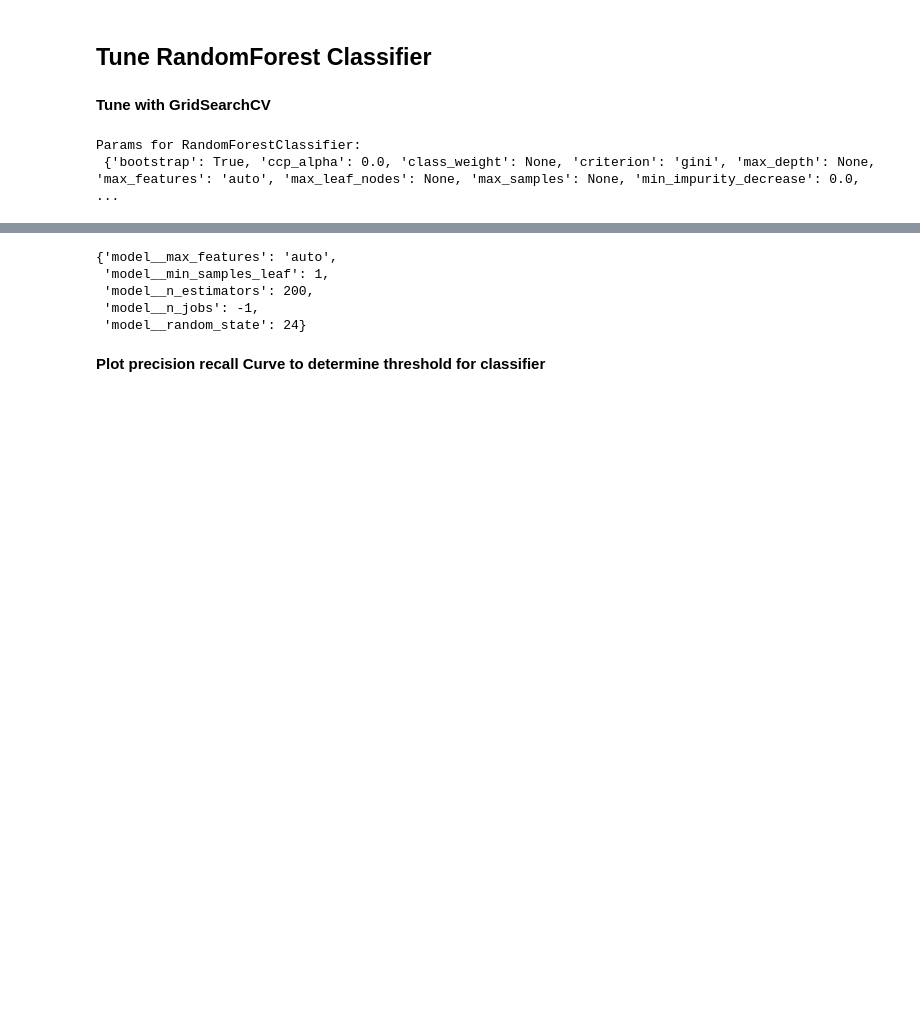
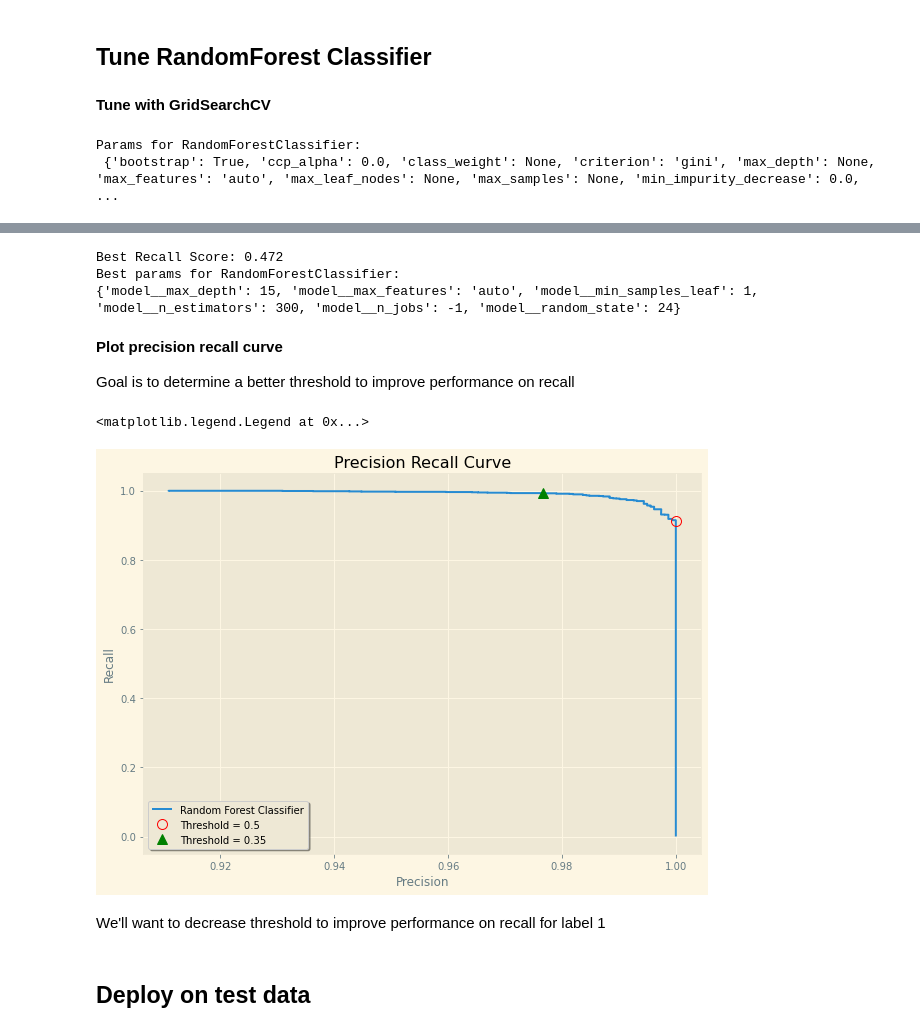
Before and after one commit to KishenSharma6/Bank_Customer_Churn_Analysis, a Jupyter notebook: Project_Codes/03_Machine_Learning/2020_0721_Modeling.ipynb, the cells around one changed output, grey strips where cells are left out. Saved outputs shown, nothing was run; the diff lists cells and outputs as text; code cells hidden in the pictures; blank space fills up the shorter version.

Commit message:
Added Precision/Recall Curve

```diff
--- a/Project_Codes/03_Machine_Learning/2020_0721_Modeling.ipynb
+++ b/Project_Codes/03_Machine_Learning/2020_0721_Modeling.ipynb
@@ -217,7 +217,8 @@ print('Params for RandomForestClassifier:\n',RandomForestClassifier().get_params
 #Set params to test over for gridsearchCV
 params = {'model__random_state': [24],
           'model__n_jobs': [-1],
-            'model__n_estimators': [100,150, 200],
+            'model__n_estimators': [250,300, 350],
+          'model__max_depth': [12,15,18],
            'model__min_samples_leaf': [1,3,5],
            'model__max_features':['auto', 'sqrt', 'log2']
           }
@@ -266,12 +244,14 @@ grid_results.head()
-# %%
-clf.best_estimator_
-clf.best_score_
-clf.best_params_
-# %% [output]
-{'model__max_features': 'auto',
- 'model__min_samples_leaf': 1,
- 'model__n_estimators': 200,
- 'model__n_jobs': -1,
- 'model__random_state': 24}
+# %%
+#Store best estimator
+tuned_forest = clf.best_estimator_
+
+#View score and params of best estimator
+print('Best Recall Score: {}\nBest params for RandomForestClassifier:\n{}'.format(round(clf.best_score_,3), clf.best_params_))
+# %% [output]
+Best Recall Score: 0.472
+Best params for RandomForestClassifier:
+{'model__max_depth': 15, 'model__max_features': 'auto', 'model__min_samples_leaf': 1, 'model__n_estimators': 300, 'model__n_jobs': -1, 'model__random_state': 24}
 # %% [markdown]
-**Plot precision recall Curve to determine threshold for classifier**
+**Plot precision recall curve**
+
+Goal is to determine a better threshold to improve performance on recall
@@ -296,0 +258,32 @@ clf.best_params_
+# %%
+#Read in libraries
+from sklearn.metrics import precision_recall_curve, plot_precision_recall_curve, roc_auc_score, plot_roc_curve
+
+#Create figure
+f, ax = plt.subplots(figsize = (10,7))
+
+
+#Get precision,recall, and threshold
+precision, recall, thresholds = precision_recall_curve(y_train, tuned_forest.predict_proba(X_train)[:,1])
+
+
+#Plot precision recall curve of tuned_forest
+ax.plot(precision, recall, label = 'Tuned Random Forest', linewidth = 2)
+
+#Plot threshold = .5
+thresh_default = np.argmin(np.abs(thresholds - .5))
+thresh_decreased = np.argmin(np.abs(thresholds - .35))
+ax.plot(precision[thresh_default], recall[thresh_default], 'o', markersize = 10, markeredgecolor = 'red', color = 'none')
+ax.plot(precision[thresh_decreased], recall[thresh_decreased], '^', markersize = 10,  color = 'green')
+
+
+#Set plot aesthetics
+ax.set_title('Precision Recall Curve')
+ax.set_xlabel('Precision')
+ax.set_ylabel('Recall')
+ax.legend(['Random Forest Classifier', 'Threshold = 0.5', 'Threshold = 0.35'], frameon = True, shadow = True)
+# %% [output]
+<matplotlib.legend.Legend at 0x...>
+[figure, added]
+# %% [markdown]
+We'll want to decrease threshold to improve performance on recall for label 1
@@ -296,0 +292,2 @@ clf.best_params_
+# %% [markdown]
+## Deploy on test data
```
Also changed, not shown: parts of 7 cells of this notebook.
